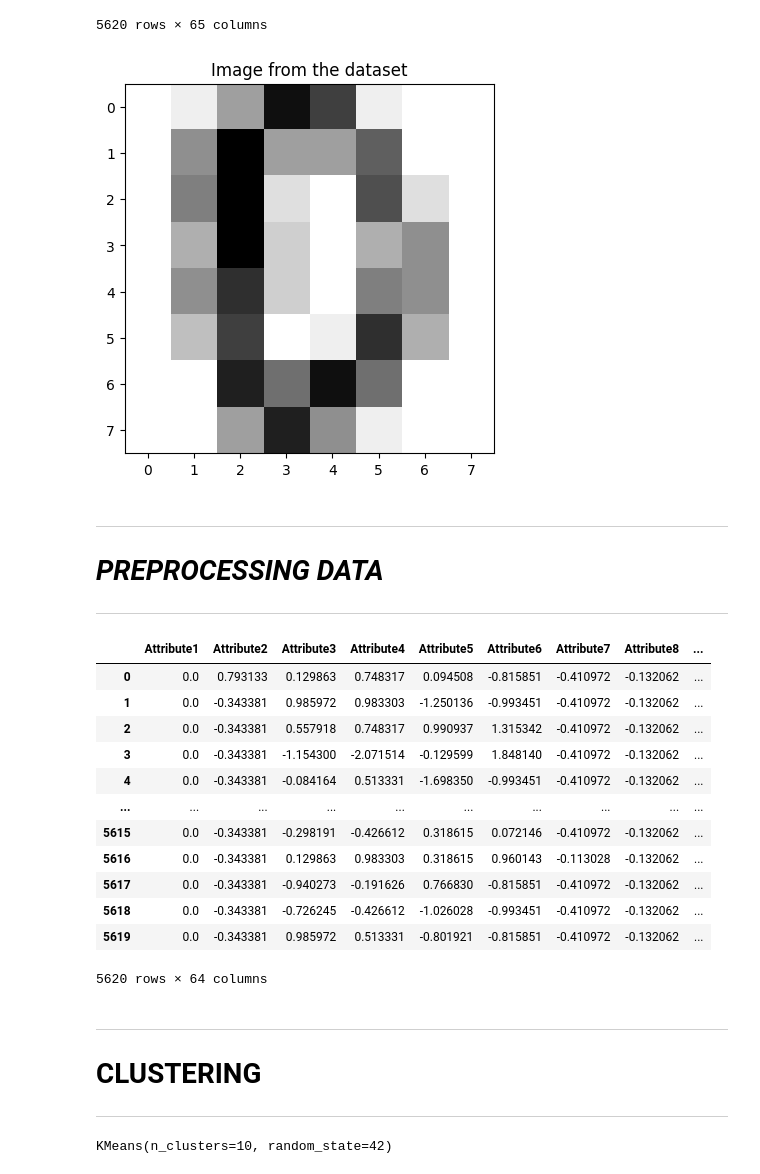
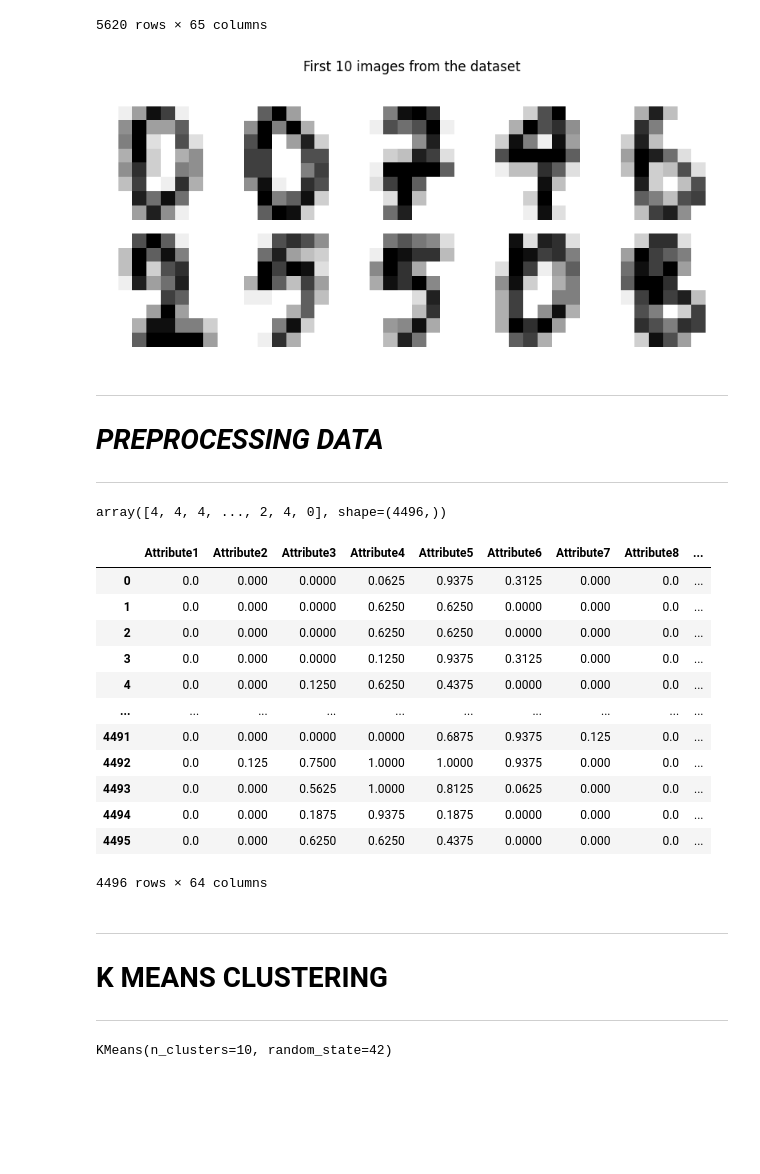
Before and after one commit to Muhammad-Abdullah-Feroz/Macine-Learning, a Jupyter notebook: OCR_Digits.ipynb, the cells around one changed output. Drawn from its saved outputs; the diff is of its cells as text; code cells hidden in the pictures; blank space fills up the shorter version.

Commit message:
Finished Clustering algorithm on OCR_Digits Data

```diff
--- a/OCR_Digits.ipynb
+++ b/OCR_Digits.ipynb
@@ -74,13 +76,21 @@ datastore
 | 5619 | 0 | 0 | 10 | 14 | 8 | 1 | 0 | 0 | ... |
 5620 rows × 65 columns
 # %%
-row = X.iloc[0].values.reshape(8,8)
+fig , axes = plt.subplots(2, 5, figsize=(8, 4))
+fig.suptitle("First 10 images from the dataset")
 
-plt.imshow(row, cmap='gray_r')
-plt.title("Image from the dataset")
+for i in range(10):
+    row = X.iloc[i].values.reshape(8,8)
+    ax = axes[i//5, i%5]
+    ax.imshow(row, cmap='gray_r')
+    # ax.title("Image")
+    ax.axis('off')
+
+plt.tight_layout()
+# plt.subplots_adjust(top=0.85)
 plt.show()
 # %% [output]
-[figure, old version]
+[figure, new version]
 # %%
 datastore.to_csv('Datasets/OCR_Digits.csv', index=False)
 # %% [markdown]
@@ -90,24 +103,30 @@ datastore.to_csv('Datasets/OCR_Digits.csv', index=False)
+# %%
+Y_train = Y_train.values.ravel()
+Y_train
+# %% [output]
+array([4, 4, 4, ..., 2, 4, 0], shape=(4496,))
 # %%
-scaler = StandardScaler()
-X_scaled = pd.DataFrame(scaler.fit_transform(X) ,columns=X.columns)
+# scaler = StandardScaler()
+scaler = MinMaxScaler()
+X_scaled = pd.DataFrame(scaler.fit_transform(X_train) ,columns=X.columns)
 X_scaled
 # %% [output]
 |  | Attribute1 | Attribute2 | Attribute3 | Attribute4 | Attribute5 | Attribute6 | Attribute7 | Attribute8 | ... |
-| 0 | 0.0 | 0.793133 | 0.129863 | 0.748317 | 0.094508 | -0.815851 | -0.410972 | -0.132062 | ... |
-| 1 | 0.0 | -0.343381 | 0.985972 | 0.983303 | -1.250136 | -0.993451 | -0.410972 | -0.132062 | ... |
-| 2 | 0.0 | -0.343381 | 0.557918 | 0.748317 | 0.990937 | 1.315342 | -0.410972 | -0.132062 | ... |
-| 3 | 0.0 | -0.343381 | -1.154300 | -2.071514 | -0.129599 | 1.848140 | -0.410972 | -0.132062 | ... |
-| 4 | 0.0 | -0.343381 | -0.084164 | 0.513331 | -1.698350 | -0.993451 | -0.410972 | -0.132062 | ... |
+| 0 | 0.0 | 0.000 | 0.0000 | 0.0625 | 0.9375 | 0.3125 | 0.000 | 0.0 | ... |
+| 1 | 0.0 | 0.000 | 0.0000 | 0.6250 | 0.6250 | 0.0000 | 0.000 | 0.0 | ... |
+| 2 | 0.0 | 0.000 | 0.0000 | 0.6250 | 0.6250 | 0.0000 | 0.000 | 0.0 | ... |
+| 3 | 0.0 | 0.000 | 0.0000 | 0.1250 | 0.9375 | 0.3125 | 0.000 | 0.0 | ... |
+| 4 | 0.0 | 0.000 | 0.1250 | 0.6250 | 0.4375 | 0.0000 | 0.000 | 0.0 | ... |
 | ... | ... | ... | ... | ... | ... | ... | ... | ... | ... |
-| 5615 | 0.0 | -0.343381 | -0.298191 | -0.426612 | 0.318615 | 0.072146 | -0.410972 | -0.132062 | ... |
-| 5616 | 0.0 | -0.343381 | 0.129863 | 0.983303 | 0.318615 | 0.960143 | -0.113028 | -0.132062 | ... |
-| 5617 | 0.0 | -0.343381 | -0.940273 | -0.191626 | 0.766830 | -0.815851 | -0.410972 | -0.132062 | ... |
-| 5618 | 0.0 | -0.343381 | -0.726245 | -0.426612 | -1.026028 | -0.993451 | -0.410972 | -0.132062 | ... |
-| 5619 | 0.0 | -0.343381 | 0.985972 | 0.513331 | -0.801921 | -0.815851 | -0.410972 | -0.132062 | ... |
+| 4491 | 0.0 | 0.000 | 0.0000 | 0.0000 | 0.6875 | 0.9375 | 0.125 | 0.0 | ... |
+| 4492 | 0.0 | 0.125 | 0.7500 | 1.0000 | 1.0000 | 0.9375 | 0.000 | 0.0 | ... |
+| 4493 | 0.0 | 0.000 | 0.5625 | 1.0000 | 0.8125 | 0.0625 | 0.000 | 0.0 | ... |
+| 4494 | 0.0 | 0.000 | 0.1875 | 0.9375 | 0.1875 | 0.0000 | 0.000 | 0.0 | ... |
+| 4495 | 0.0 | 0.000 | 0.6250 | 0.6250 | 0.4375 | 0.0000 | 0.000 | 0.0 | ... |
-5620 rows × 64 columns
+4496 rows × 64 columns
 # %% [markdown]
 ---
-# CLUSTERING
+# K MEANS CLUSTERING
 ---
 # %%
 kmeans = KMeans(n_clusters=10, random_state=42)
```
Also changed, not shown: parts of 7 cells of this notebook.
